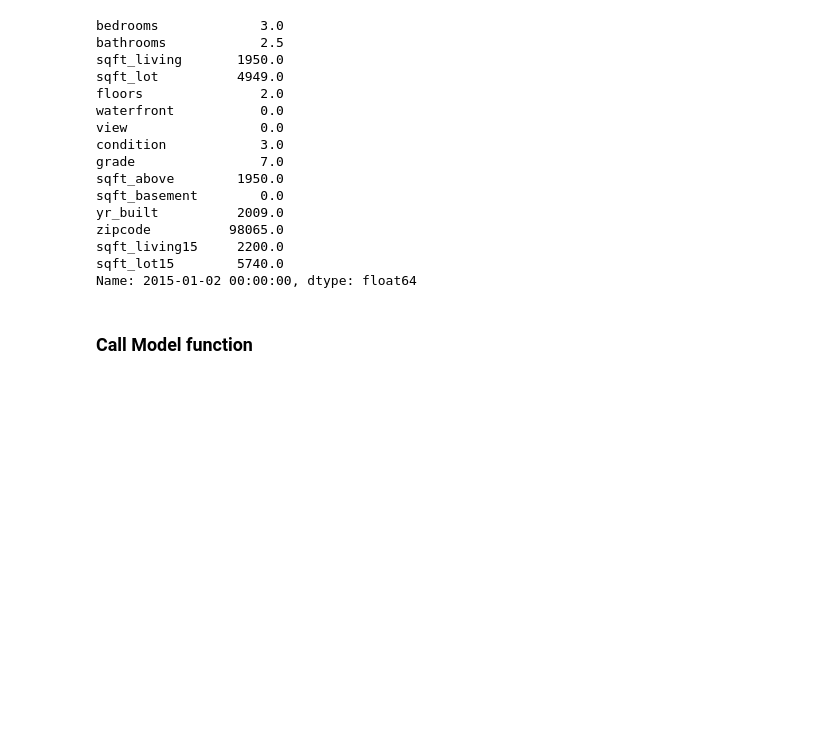
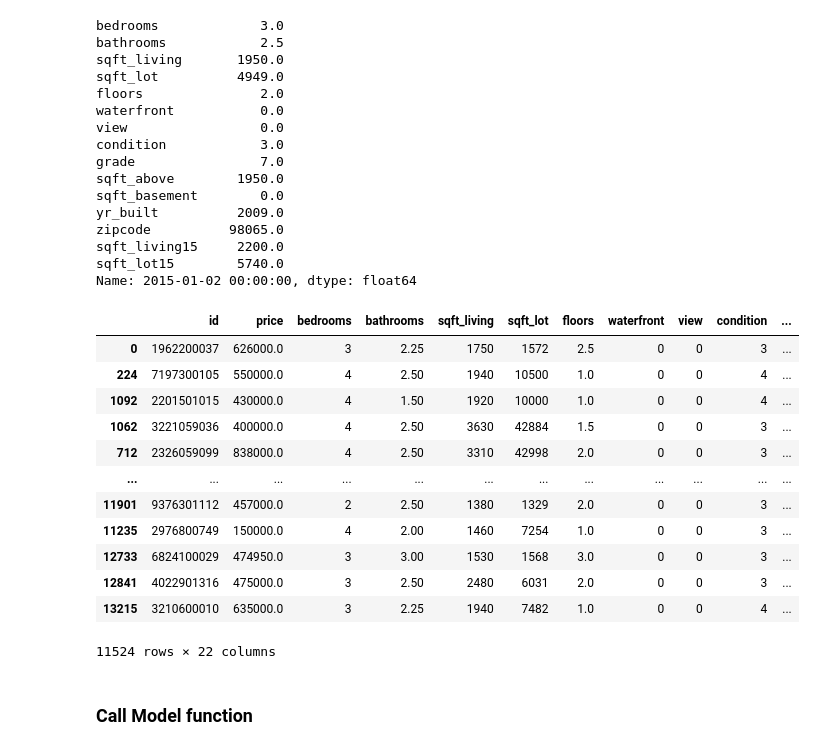
Before and after one commit to fastforwardlabs/continuous-monitoring, a Jupyter notebook: notebooks/first_take.ipynb, the cells around one changed output. Saved outputs shown, nothing was run; the diff lists cells and outputs as text; code cells hidden in the pictures; blank space fills up the shorter version.

```diff
--- a/notebooks/first_take.ipynb
+++ b/notebooks/first_take.ipynb
@@ -217,7 +228,12 @@ estimator = TransformedTargetRegressor(
 )
 
 # construct full pipeline
-full_pipe = Pipeline(steps=[("preprocess", preprocessor), ("model", estimator)])
+full_pipe = Pipeline(
+    steps=[
+        ("preprocess", preprocessor),
+        ("model", estimator),
+    ]
+)
 # %%
 gscv = GridSearchCV(
     full_pipe,
@@ -467,6 +467,53 @@ sqft_lot15        5740.0
 Name: 2015-01-02 00:00:00, dtype: float64
 # %%
 for i in ran
+# %%
+from sklearn.preprocessing import FunctionTransformer
+
+
+def outlier_removal(X, multiple, cols):
+    """
+    Replaces outliers in each column of a pd.DataFrame with np.Nan values.
+
+    Outlier strictness is controlled by multiples of the IQR from each quantile.
+    """
+
+    X = pd.DataFrame(X).copy()
+
+    for col in cols:
+
+        x = pd.Series(X.loc[:, col]).copy()
+        q1 = x.quantile(0.25)
+        q3 = x.quantile(0.75)
+        iqr = q3 - q1
+        lower = q1 - (multiple * iqr)
+        upper = q3 + (multiple * iqr)
+
+        X.loc[~X.loc[:, col].between(lower, upper, inclusive=True), col] = np.nan
+
+    return X[~X.isna().any(axis=1)]
+
+
+# creating outlier_remover object using FunctionTransformer with factor=1.5
+outlier_remover = FunctionTransformer(
+    outlier_removal, kw_args={"multiple": 3, "cols": ["price"]}
+)
+# %%
+outlier_removal(X=train_df, multiple=3, cols=["price"])
+# %% [output]
+|  | id | price | bedrooms | bathrooms | sqft_living | sqft_lot | floors | waterfront | view | condition | ... |
+| 0 | 1962200037 | 626000.0 | 3 | 2.25 | 1750 | 1572 | 2.5 | 0 | 0 | 3 | ... |
+| 224 | 7197300105 | 550000.0 | 4 | 2.50 | 1940 | 10500 | 1.0 | 0 | 0 | 4 | ... |
+| 1092 | 2201501015 | 430000.0 | 4 | 1.50 | 1920 | 10000 | 1.0 | 0 | 0 | 4 | ... |
+| 1062 | 3221059036 | 400000.0 | 4 | 2.50 | 3630 | 42884 | 1.5 | 0 | 0 | 3 | ... |
+| 712 | 2326059099 | 838000.0 | 4 | 2.50 | 3310 | 42998 | 2.0 | 0 | 0 | 3 | ... |
+| ... | ... | ... | ... | ... | ... | ... | ... | ... | ... | ... | ... |
+| 11901 | 9376301112 | 457000.0 | 2 | 2.50 | 1380 | 1329 | 2.0 | 0 | 0 | 3 | ... |
+| 11235 | 2976800749 | 150000.0 | 4 | 2.00 | 1460 | 7254 | 1.0 | 0 | 0 | 3 | ... |
+| 12733 | 6824100029 | 474950.0 | 3 | 3.00 | 1530 | 1568 | 3.0 | 0 | 0 | 3 | ... |
+| 12841 | 4022901316 | 475000.0 | 3 | 2.50 | 2480 | 6031 | 2.0 | 0 | 0 | 3 | ... |
+| 13215 | 3210600010 | 635000.0 | 3 | 2.25 | 1940 | 7482 | 1.0 | 0 | 0 | 4 | ... |
+11524 rows × 22 columns
 # %% [markdown]
 ### Call Model function
 # %%
```
Also changed, not shown: parts of 4 cells of this notebook, 4 other files.
